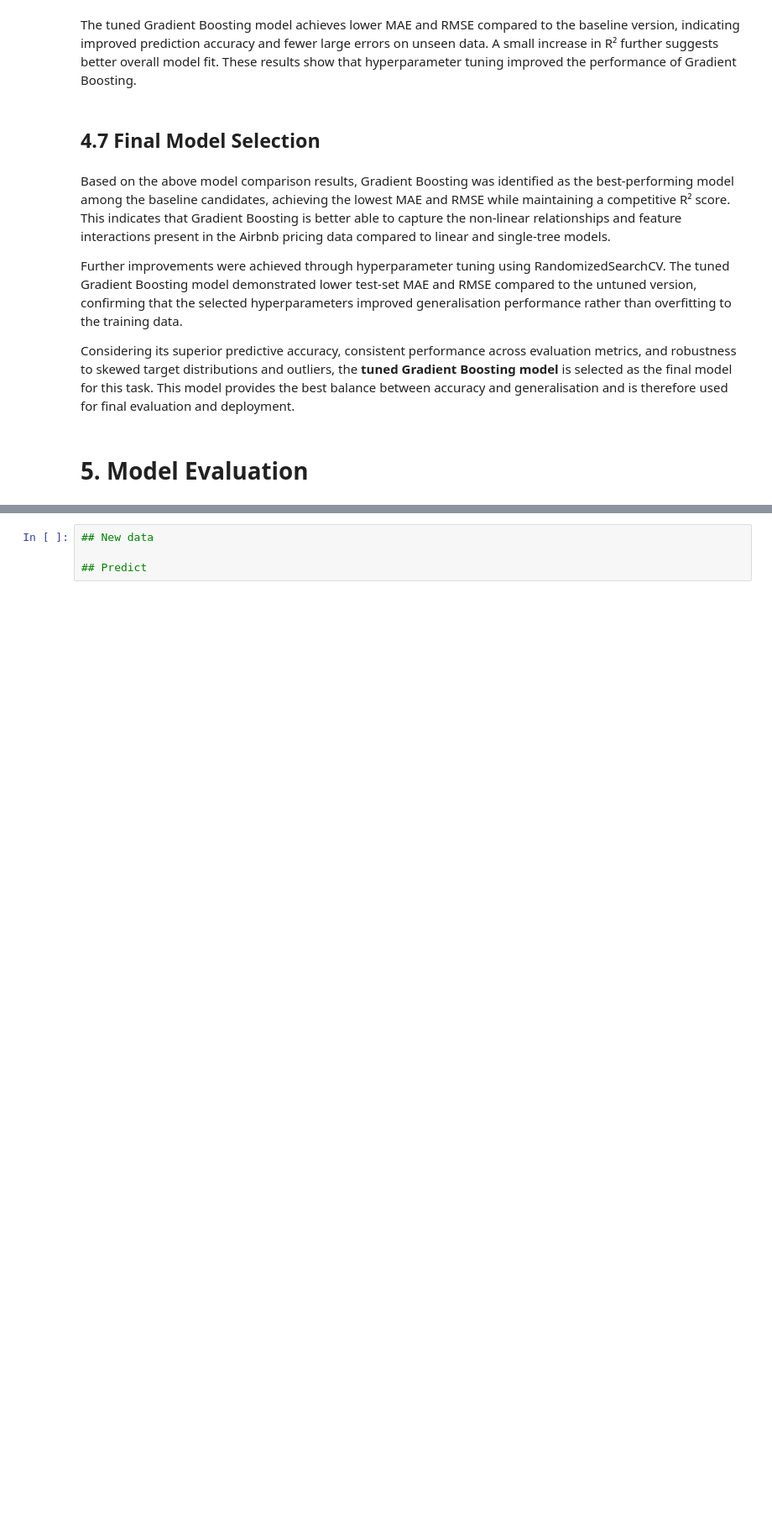
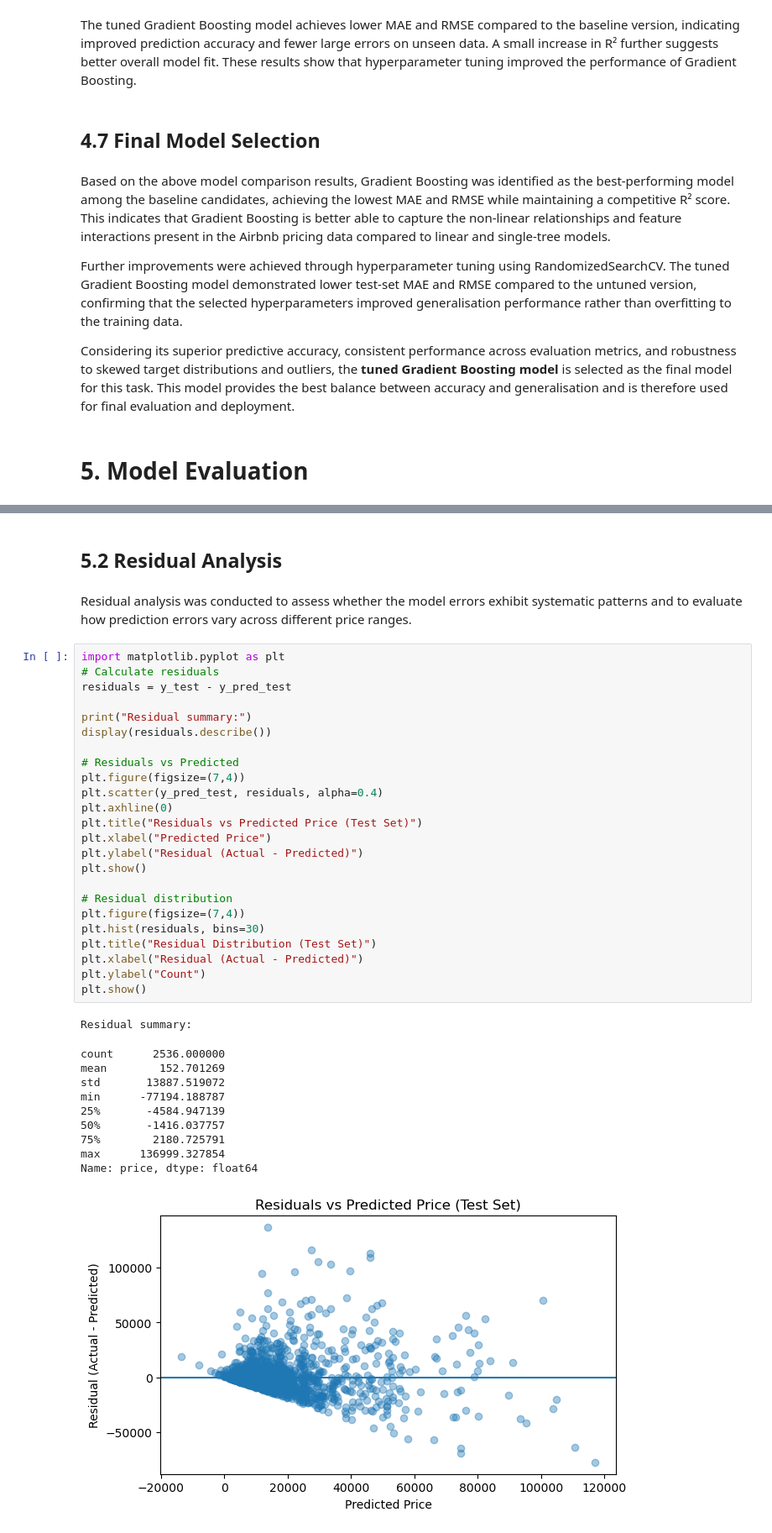
Before and after one commit to user2422224/OngTzeEnn_2404751F, a Jupyter notebook: AirbnbML.ipynb, the cells around one changed output, grey strips where cells are left out. Shown at 84% size. Saved outputs shown, nothing was run; the diff lists cells and outputs as text; blank space fills up the shorter version.

```diff
--- a/AirbnbML.ipynb
+++ b/AirbnbML.ipynb
@@ -1055,4 +1094,40 @@ Considering its superior predictive accuracy, consistent performance across eval
+# %% [markdown]
+## 5.2 Residual Analysis
+# %% [markdown]
+Residual analysis was conducted to assess whether the model errors exhibit systematic patterns and to evaluate how prediction errors vary across different price ranges.
 # %%
-## New data
+import matplotlib.pyplot as plt
+# Calculate residuals
+residuals = y_test - y_pred_test
 
-## Predict
+print("Residual summary:")
+display(residuals.describe())
+
+# Residuals vs Predicted
+plt.figure(figsize=(7,4))
+plt.scatter(y_pred_test, residuals, alpha=0.4)
+plt.axhline(0)
+plt.title("Residuals vs Predicted Price (Test Set)")
+plt.xlabel("Predicted Price")
+plt.ylabel("Residual (Actual - Predicted)")
+plt.show()
+
+# Residual distribution
+plt.figure(figsize=(7,4))
+plt.hist(residuals, bins=30)
+plt.title("Residual Distribution (Test Set)")
+plt.xlabel("Residual (Actual - Predicted)")
+plt.ylabel("Count")
+plt.show()
+# %% [output]
+Residual summary:
+count      2536.000000
+mean        152.701269
+std       13887.519072
+min      -77194.188787
+25%       -4584.947139
+50%       -1416.037757
+75%        2180.725791
+max      136999.327854
+Name: price, dtype: float64
+[figure, added]
```
Also changed, not shown: parts of 32 cells of this notebook.
